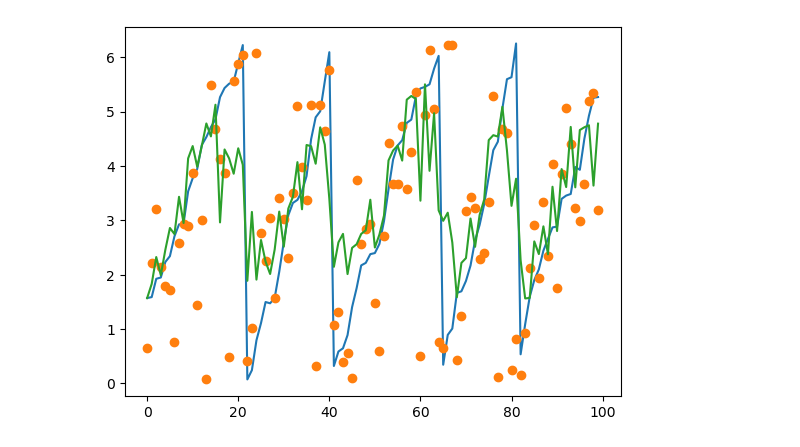
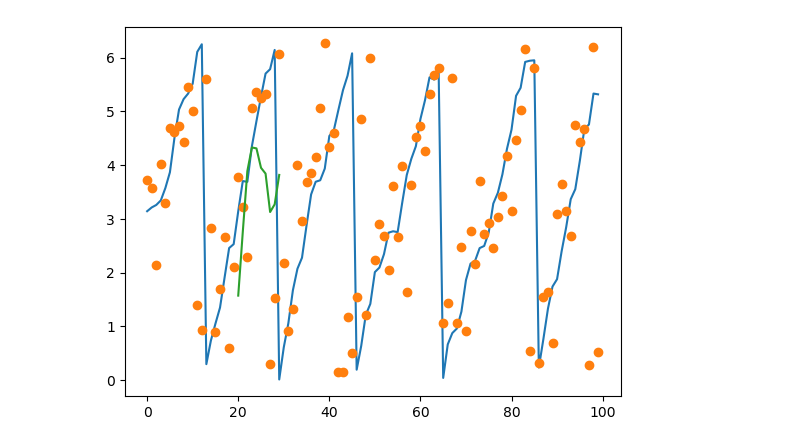
Before and after one commit to CanyonTurtle/cannon-curtis-spencer-tyler-acme, a Jupyter notebook: vol-3/naive_kalman.ipynb, the cells around one changed output. Cells and saved outputs as stored; diff of their text form; code cells hidden in the pictures.

```diff
--- a/vol-3/naive_kalman.ipynb
+++ b/vol-3/naive_kalman.ipynb
@@ -100,11 +100,11 @@ class KalmanFilter(object):
         # iterate
         for i in range(1,N):
             # update
-            yk = z[:,i] - self.H @ out[:,i-1]
+            yk = (z[:,i] - self.H @ out[:,i-1]) #% (2*np.pi)
             Sk = self.H @ P0 @ self.H.T + self.R
             Kk = P0 @ self.H.T @ inv(Sk)
 
-            xk = (out[:,i-1] + Kk @ yk)
+            xk = (out[:,i-1] + Kk @ yk) # % (2*np.pi)
             Pk = ((np.eye(n) - Kk @ self.H) @ P0).copy()
 
             # predict
@@ -177,27 +177,27 @@ class KalmanFilter(object):
 # %%
 deltat = 0.1
 F = np.array([[1,0,deltat],
               [1,0,0],
               [deltat**-1, deltat**-1, 0]])
 
 H = np.zeros((18,3))
 H[:,0] = np.ones(18)
 
 u = np.zeros(3)
 
 Q = np.eye(3) * 0.001
 R = np.eye(18)
 
 kf = KalmanFilter(F, Q, H, R, u)
 
-x0 = np.array([np.pi/2, np.pi, 0])
+x0 = np.array([np.pi, np.pi, 0])
 s, obs = kf.evolve(x0, 100)
 
-est = kf.estimate(np.array([np.pi/2, np.pi/2, 0]), np.eye(3)*0.1, obs)
-
+est = kf.estimate(np.array([np.pi/2, np.pi/2, 0]), np.eye(3)*0.1, obs[:,20:30])
+t = np.arange(100)
 plt.plot(s[0])
 plt.plot(obs[0], 'o')
-plt.plot(est[0])
+plt.plot(t[20:30], est[0])
 plt.show()
 # %% [output]
-[figure, old version]
+[figure, new version]
```
